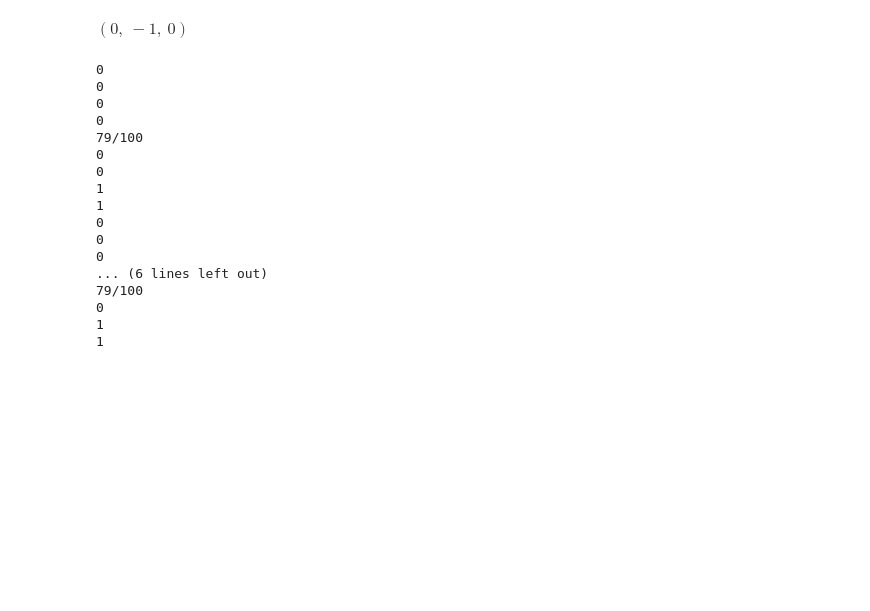
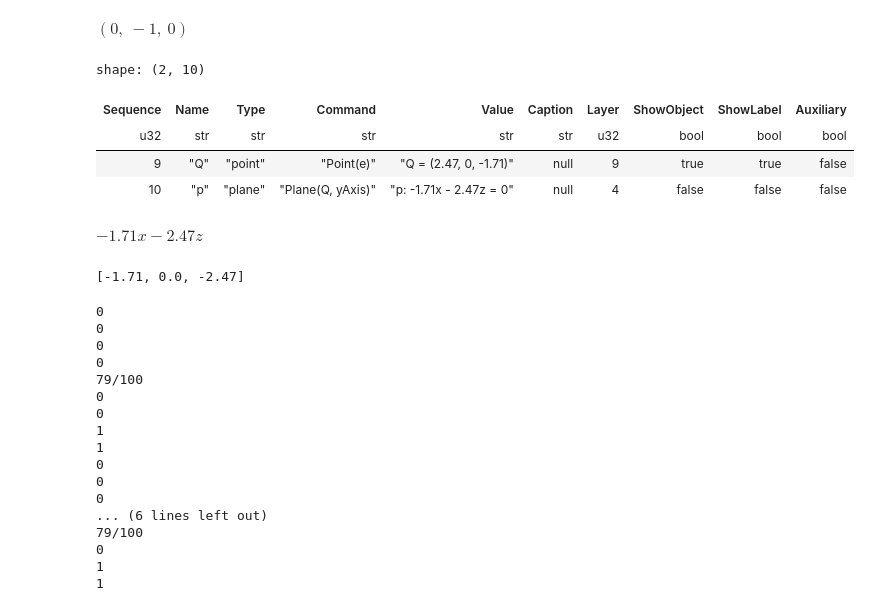
Before and after one commit to moyhig-ecs/ggblab, a Jupyter notebook: examples/eg12_3d.ipynb, the cells around one changed output. Saved outputs shown, nothing was run; the diff lists cells and outputs as text; code cells hidden in the pictures; blank space fills up the shorter version.

```diff
--- a/examples/eg12_3d.ipynb
+++ b/examples/eg12_3d.ipynb
@@ -455,3 +588,11 @@ xzPlane = Plane(Point3D(0,0,0), Point3D(1,0,0), Point3D(0,0,1))
 xzPlane.normal_vector
 # %% [output]
 $\displaystyle \left( 0, \  -1, \  0\right)$
+# %%
+df.filter(pl.col("Name").is_in(['Q', 'p']))
+# %% [output]
+shape: (2, 10)
+| Sequence | Name | Type | Command | Value | Caption | Layer | ShowObject | ShowLabel | Auxiliary |
+| u32 | str | str | str | str | str | u32 | bool | bool | bool |
+| 9 | "Q" | "point" | "Point(e)" | "Q = (2.47, 0, -1.71)" | null | 9 | true | true | false |
+| 10 | "p" | "plane" | "Plane(Q, yAxis)" | "p: -1.71x - 2.47z = 0" | null | 4 | false | false | false |
@@ -458,3 +601,11 @@ $\displaystyle \left( 0, \  -1, \  0\right)$
+# %%
+p0.equation().evalf()
+# %% [output]
+$\displaystyle - 1.71 x - 2.47 z$
+# %%
+[float(e) for e in p0.normal_vector]
+# %% [output]
+[-1.71, 0.0, -2.47]
 # %%
 for p in df.filter(pl.col("Type") == "point")["Value"]:
     t = ggb.parser.tokenize(p)
```
Also changed, not shown: parts of 30 cells of this notebook, 3 other files.
